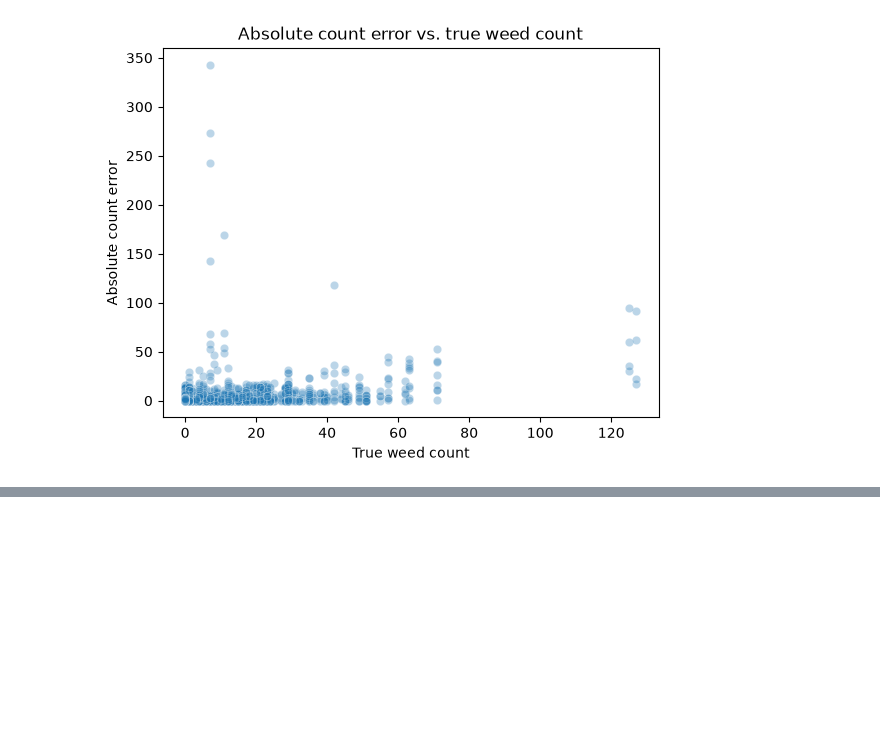
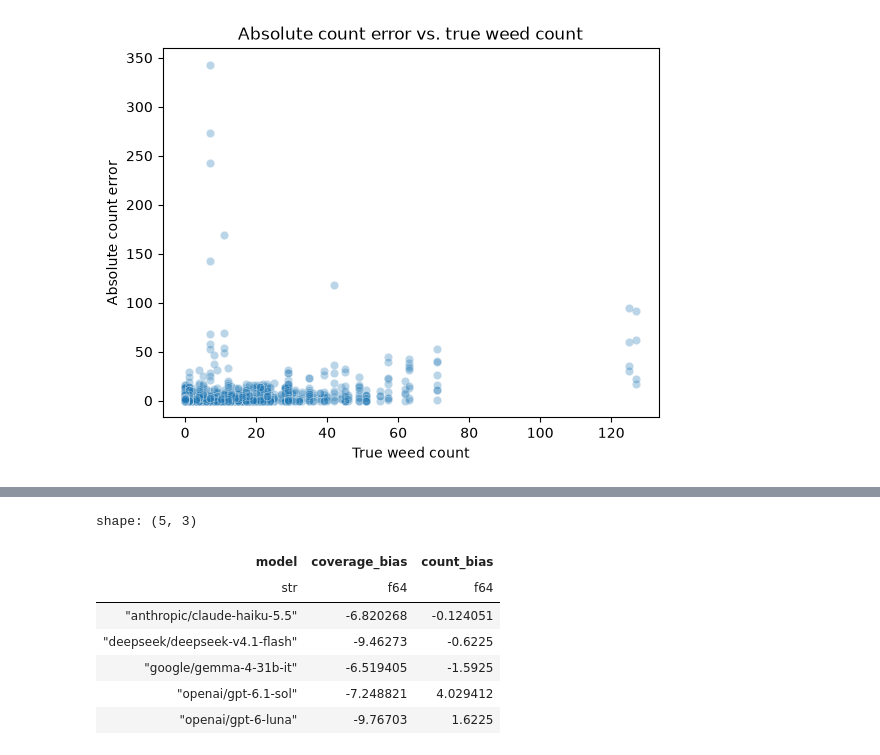
Before and after one commit to al-c7/weedvlm, a Jupyter notebook: notebooks/misc.ipynb, the cells around one changed output, grey strips where cells are left out. Cells and saved outputs as stored; diff of their text form; code cells hidden in the pictures; blank space fills up the shorter version.

```diff
--- a/notebooks/misc.ipynb
+++ b/notebooks/misc.ipynb
@@ -238,0 +394,11 @@ plt.show()
+# %%
+# What is the average number of weeds and the average coverage?
+dens_df = df.filter(pl.col("task") == "density")
+mean_num_weeds = dens_df["true_weed_count"].mean()
+mean_coverage = dens_df["true_weed_coverage_fraction"].mean()
+print(f"Mean number of weeds: {mean_num_weeds}, mean coverage: {mean_coverage}")
+# The GPT-6.1 Sol subset is separate
+subs_dens_df = dens_df.filter(pl.col("model") == "openai/gpt-6.1-sol")
+subs_num_weeds  =subs_dens_df["true_weed_count"].mean()
+subs_coverage = subs_dens_df["true_weed_coverage_fraction"].mean()
+print(f"(Subset) Mean number of weeds: {subs_num_weeds}, mean coverage: {subs_coverage}")
@@ -238,0 +452,14 @@ plt.show()
+# %%
+dens_df.group_by("model").agg(
+    pl.col("coverage_error_pp").mean().alias("coverage_bias"),
+    pl.col("count_error").mean().alias("count_bias")
+)
+# %% [output]
+shape: (5, 3)
+| model | coverage_bias | count_bias |
+| str | f64 | f64 |
+| "anthropic/claude-haiku-5.5" | -6.820268 | -0.124051 |
+| "deepseek/deepseek-v4.1-flash" | -9.46273 | -0.6225 |
+| "google/gemma-4-31b-it" | -6.519405 | -1.5925 |
+| "openai/gpt-6.1-sol" | -7.248821 | 4.029412 |
+| "openai/gpt-6-luna" | -9.76703 | 1.6225 |
```
Also changed, not shown: parts of 8 cells of this notebook.
